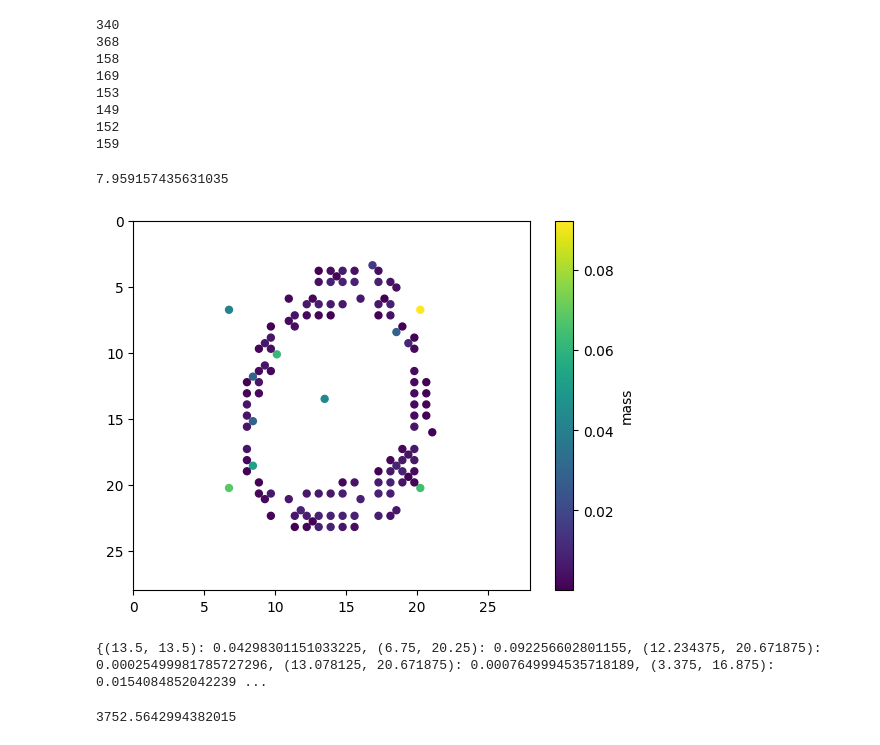
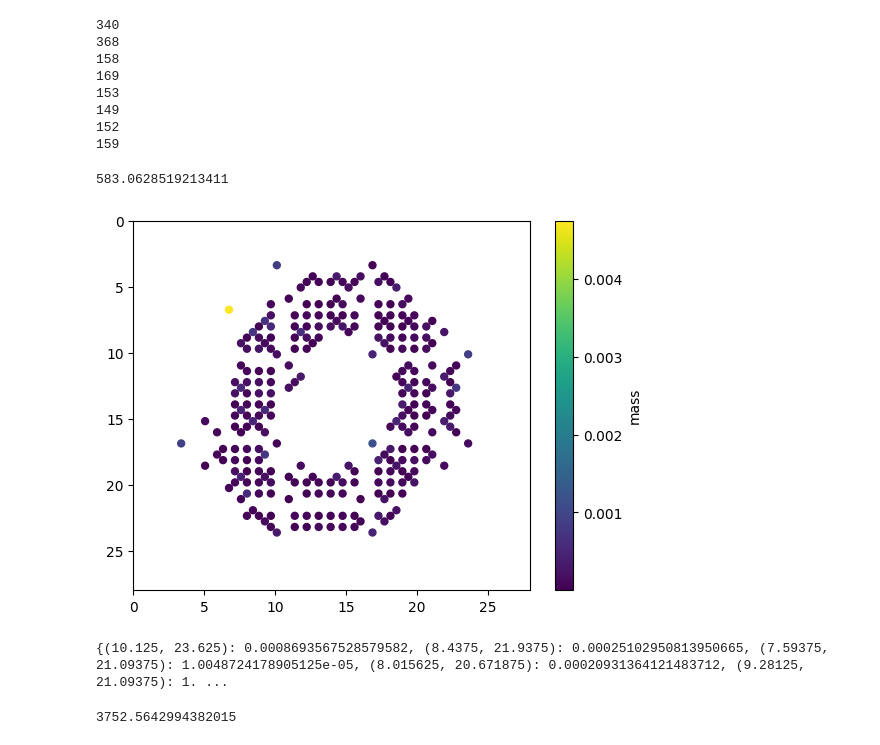
Before and after one commit to ethanyc04/csplus-ot, a Jupyter notebook: dp_barycenter_testing.ipynb, the cells around one changed output. Saved outputs shown, nothing was run; the diff lists cells and outputs as text; code cells hidden in the pictures.

```diff
--- a/dp_barycenter_testing.ipynb
+++ b/dp_barycenter_testing.ipynb
@@ -510,13 +530,13 @@ hand0 = np.array(Image.open("testing images/hand0.png")) #load image and get pix
 normalized_hand0 = normalize_image(hand0)
 identical_image_points, hand_size = images_to_points([normalized_hand0, normalized_hand0])
 
+barycenter = {}
 cost = 0
-barycenter = {}
 sq1_x, sq1_y, sq1_l = getboundingbox(identical_image_points)
 sq1 = square(sq1_x, sq1_y, sq1_l)
 qtree1 = quadtree(sq1)
-for p in identical_image_points:
-    qtree1.insert(p)
+insert_list(qtree1, identical_image_points)
+print("test")
 qtree1.killemptychildren()
 compute_barycenter(qtree1, euclidean_dist, 2)
 print(cost)
@@ -568,30 +589,30 @@ print(hand0[36][1])
 # %%
 #test on mnist zeros
 
 import glob
 zero_images = []
 for filename in glob.glob('testing images/mnist_zeros/*.png'):
     im = np.array(Image.open(filename))
     normalized_im = normalize_image(im)
     zero_images.append(normalized_im)
-zero_image_points, zero_image_size = images_to_points(zero_images[:2])
+zero_image_points, zero_image_size = images_to_points(zero_images[:100])
 
 cost = 0
 barycenter = {}
 mnist_sq_x, mnist_sq_y, mnist_sq2_l = getboundingbox(zero_image_points)
 mnist_sq = square(mnist_sq_x, mnist_sq_y, mnist_sq2_l)
 mnist_qtree0 = quadtree(mnist_sq)
 for p in zero_image_points:
     mnist_qtree0.insert(p)
 mnist_qtree0.killemptychildren()
-compute_barycenter(mnist_qtree0, euclidean_dist, 2)
+compute_barycenter(mnist_qtree0, euclidean_dist, 100)
 print(cost)
 plotbarycenter(barycenter, 100, zero_image_size)
 print(barycenter)
 # %% [output]
-7.959157435631035
+583.0628519213411
-[figure, old version]
+[figure, new version]
-{(13.5, 13.5): 0.04298301151033225, (6.75, 20.25): 0.092256602801155, (12.234375, 20.671875): 0.00025499981785727296, (13.078125, 20.671875): 0.0007649994535718189, (3.375, 16.875): 0.0154084852042239 ...
+{(10.125, 23.625): 0.0008693567528579582, (8.4375, 21.9375): 0.00025102950813950665, (7.59375, 21.09375): 1.0048724178905125e-05, (8.015625, 20.671875): 0.00020931364121483712, (9.28125, 21.09375): 1. ...
 # %%
 #test on mnist ones
 
```
Also changed, not shown: parts of 6 cells of this notebook, 1 other file.
